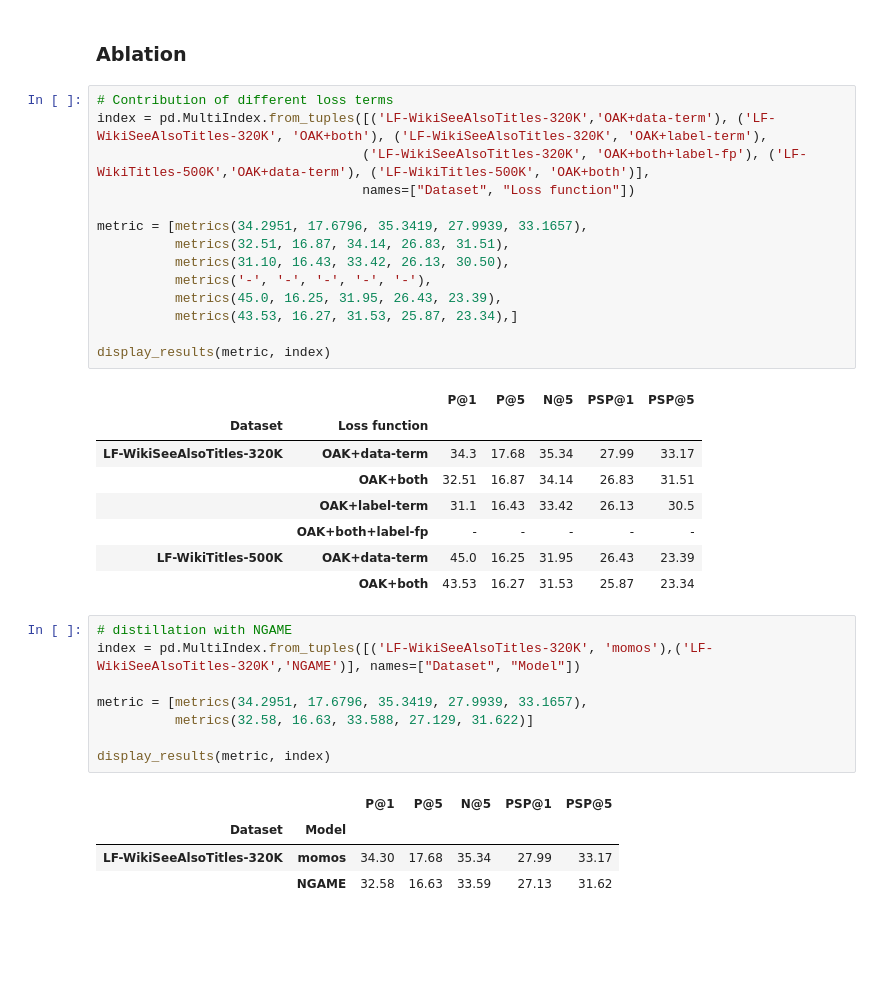
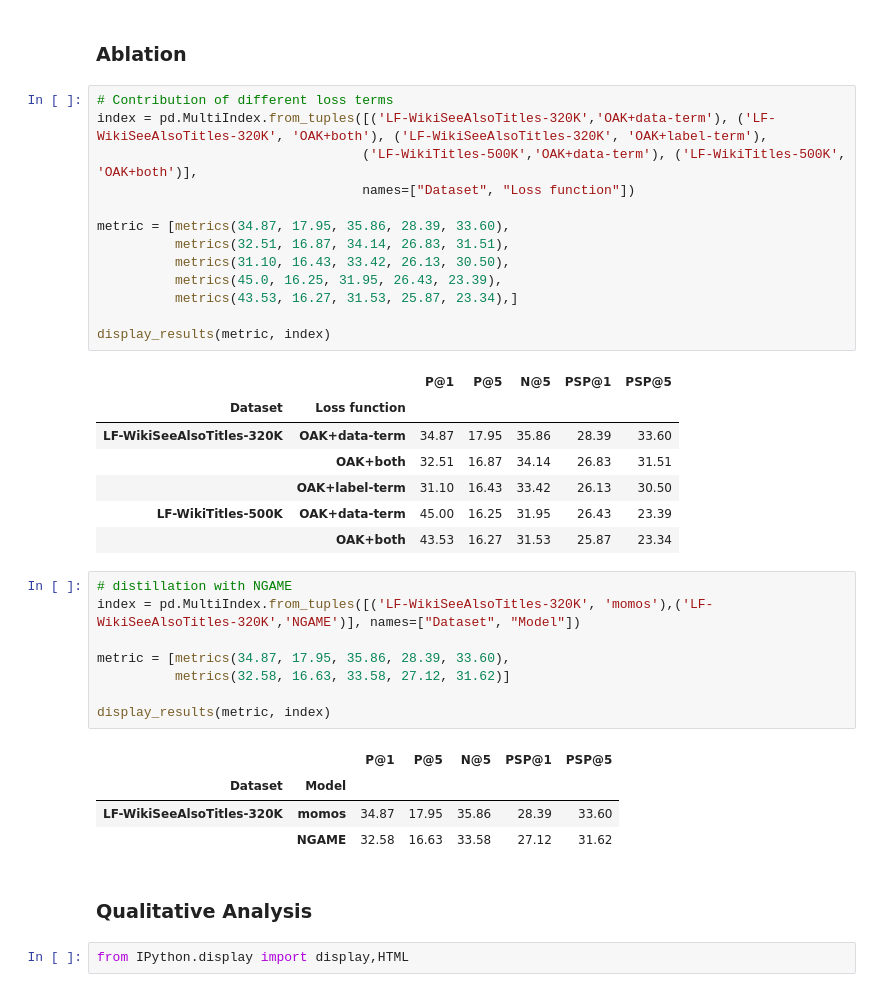
Before and after one commit to suchith720/medic, a Jupyter notebook: nbs/21_experiment-summary.ipynb, the cells around one changed output. Cells and saved outputs as stored; diff of their text form; blank space fills up the shorter version.

```diff
--- a/nbs/21_experiment-summary.ipynb
+++ b/nbs/21_experiment-summary.ipynb
@@ -156,36 +288,38 @@ display_results(metric, index)
 # %%
 # Contribution of different loss terms
 index = pd.MultiIndex.from_tuples([('LF-WikiSeeAlsoTitles-320K','OAK+data-term'), ('LF-WikiSeeAlsoTitles-320K', 'OAK+both'), ('LF-WikiSeeAlsoTitles-320K', 'OAK+label-term'),
-                                  ('LF-WikiSeeAlsoTitles-320K', 'OAK+both+label-fp'), ('LF-WikiTitles-500K','OAK+data-term'), ('LF-WikiTitles-500K', 'OAK+both')],
+                                  ('LF-WikiTitles-500K','OAK+data-term'), ('LF-WikiTitles-500K', 'OAK+both')],
                                   names=["Dataset", "Loss function"])
 
-metric = [metrics(34.2951, 17.6796, 35.3419, 27.9939, 33.1657),
+metric = [metrics(34.87, 17.95, 35.86, 28.39, 33.60),
           metrics(32.51, 16.87, 34.14, 26.83, 31.51),
           metrics(31.10, 16.43, 33.42, 26.13, 30.50),
-          metrics('-', '-', '-', '-', '-'),
           metrics(45.0, 16.25, 31.95, 26.43, 23.39),
           metrics(43.53, 16.27, 31.53, 25.87, 23.34),]
 
 display_results(metric, index)
 # %% [output]
 |  |  | P@1 | P@5 | N@5 | PSP@1 | PSP@5 |
 | Dataset | Loss function |  |  |  |  |  |
-| LF-WikiSeeAlsoTitles-320K | OAK+data-term | 34.3 | 17.68 | 35.34 | 27.99 | 33.17 |
+| LF-WikiSeeAlsoTitles-320K | OAK+data-term | 34.87 | 17.95 | 35.86 | 28.39 | 33.60 |
 |  | OAK+both | 32.51 | 16.87 | 34.14 | 26.83 | 31.51 |
-|  | OAK+label-term | 31.1 | 16.43 | 33.42 | 26.13 | 30.5 |
-|  | OAK+both+label-fp | - | - | - | - | - |
-| LF-WikiTitles-500K | OAK+data-term | 45.0 | 16.25 | 31.95 | 26.43 | 23.39 |
+|  | OAK+label-term | 31.10 | 16.43 | 33.42 | 26.13 | 30.50 |
+| LF-WikiTitles-500K | OAK+data-term | 45.00 | 16.25 | 31.95 | 26.43 | 23.39 |
 |  | OAK+both | 43.53 | 16.27 | 31.53 | 25.87 | 23.34 |
 # %%
 # distillation with NGAME
 index = pd.MultiIndex.from_tuples([('LF-WikiSeeAlsoTitles-320K', 'momos'),('LF-WikiSeeAlsoTitles-320K','NGAME')], names=["Dataset", "Model"])
 
-metric = [metrics(34.2951, 17.6796, 35.3419, 27.9939, 33.1657),
-          metrics(32.58, 16.63, 33.588, 27.129, 31.622)]
+metric = [metrics(34.87, 17.95, 35.86, 28.39, 33.60),
+          metrics(32.58, 16.63, 33.58, 27.12, 31.62)]
 
 display_results(metric, index)
 # %% [output]
 |  |  | P@1 | P@5 | N@5 | PSP@1 | PSP@5 |
 | Dataset | Model |  |  |  |  |  |
-| LF-WikiSeeAlsoTitles-320K | momos | 34.30 | 17.68 | 35.34 | 27.99 | 33.17 |
-|  | NGAME | 32.58 | 16.63 | 33.59 | 27.13 | 31.62 |
+| LF-WikiSeeAlsoTitles-320K | momos | 34.87 | 17.95 | 35.86 | 28.39 | 33.60 |
+|  | NGAME | 32.58 | 16.63 | 33.58 | 27.12 | 31.62 |
+# %% [markdown]
+### Qualitative Analysis
+# %%
+from IPython.display import display,HTML
```
Also changed, not shown: parts of 23 cells of this notebook, 4 other files.
